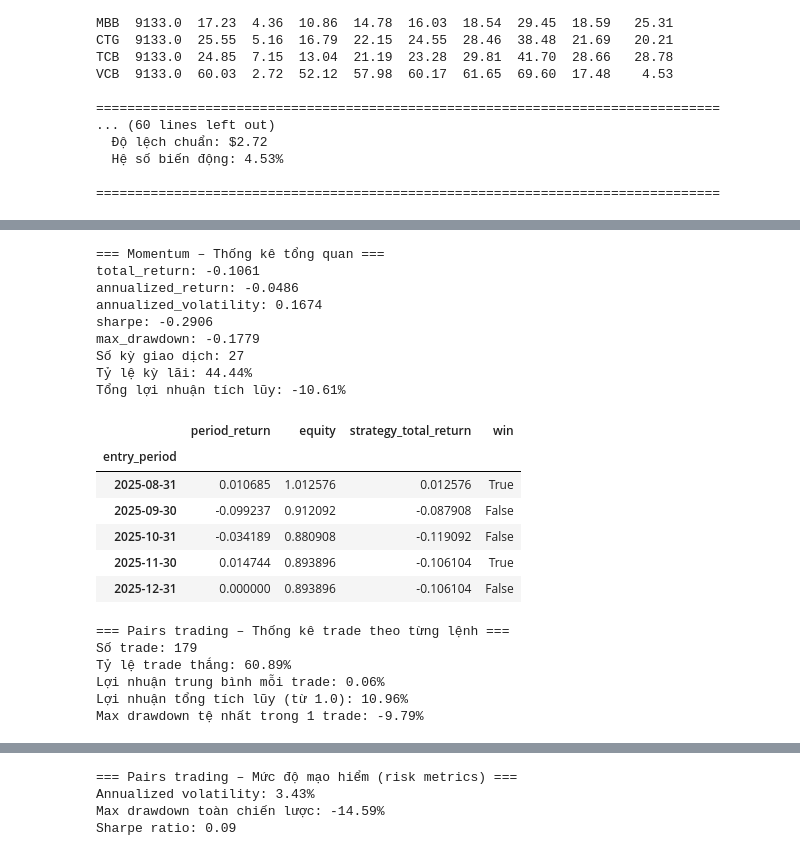
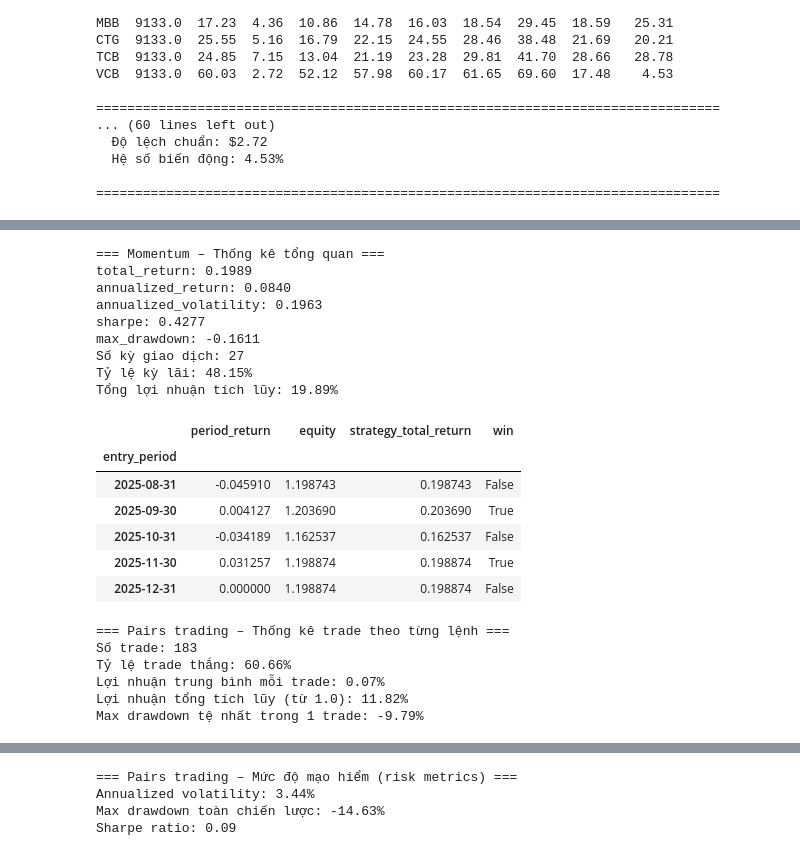
Before and after one commit to Eddietrantkt/CF_Quan22280073_Tuong22280102, a Jupyter notebook: FINANCE_week06.ipynb, the cells around one changed output, grey strips where cells are left out. Drawn from its saved outputs; the diff is of its cells as text; code cells hidden in the pictures.

```diff
--- a/FINANCE_week06.ipynb
+++ b/FINANCE_week06.ipynb
@@ -250,11 +250,16 @@ import numpy as np
 import pandas as pd
 import matplotlib.pyplot as plt
 
-def build_periodic_close_and_return(close_prices: pd.DataFrame, freq: str = "M"):
+def build_periodic_close_and_return(close_prices: pd.DataFrame, freq: str = "ME"):
     """
     Resample giá đóng cửa daily sang chu kỳ (tháng/quý):
-    - freq = 'M' (month-end), 'Q' (quarter-end)
+    - freq = 'ME' (month-end), 'QE' (quarter-end)
     """
+    # Đảm bảo index là DatetimeIndex
+    if not isinstance(close_prices.index, pd.DatetimeIndex):
+        close_prices = close_prices.copy()
+        close_prices.index = pd.to_datetime(close_prices.index)
+
     periodic_close = close_prices.resample(freq).last().dropna(how="all")
     periodic_ret = periodic_close.pct_change().dropna(how="all")
     return periodic_close, periodic_ret
@@ -336,7 +341,7 @@ def momentum_long_short_backtest(periodic_ret: pd.DataFrame,
 # ======================
 
 # Tạo dữ liệu theo tháng
-monthly_close, monthly_ret = build_periodic_close_and_return(close_prices, freq="M")
+monthly_close, monthly_ret = build_periodic_close_and_return(close_prices, freq="ME")
 
 # Backtest: long 1 mã tốt nhất, short 1 mã tệ nhất (chỉ có 3 mã)
 strategy_ret_m, cum_curve_m, stats_m = momentum_long_short_backtest(
@@ -796,6 +801,13 @@ def extract_trades_from_position(position: pd.Series,
         if trade_open and pos_curr == 0:
             exit_date = date
             total_ret = equity - 1.0
+
+            # Đảm bảo dates là datetime objects để tính toán
+            if isinstance(entry_date, str):
+                entry_date = pd.to_datetime(entry_date)
+            if isinstance(exit_date, str):
+                exit_date = pd.to_datetime(exit_date)
+
             holding_days = (exit_date - entry_date).days + 1
             trades.append({
                 "entry_date": entry_date,
@@ -812,6 +824,13 @@ def extract_trades_from_position(position: pd.Series,
     if trade_open:
         exit_date = strategy_ret.index[-1]
         total_ret = equity - 1.0
+
+        # Đảm bảo dates là datetime objects để tính toán
+        if isinstance(entry_date, str):
+            entry_date = pd.to_datetime(entry_date)
+        if isinstance(exit_date, str):
+            exit_date = pd.to_datetime(exit_date)
+
         holding_days = (exit_date - entry_date).days + 1
         trades.append({
             "entry_date": entry_date,
@@ -836,49 +855,49 @@ pairs_trades = extract_trades_from_position(
     res_pairs["strategy_ret"]
 )
 
 print("\n=== Pairs trading – Thống kê trade theo từng lệnh ===")
 if pairs_trades.empty:
     print("Không có trade nào.")
 else:
     print(f"Số trade: {len(pairs_trades)}")
     print(f"Tỷ lệ trade thắng: {pairs_trades['win'].mean():.2%}")
     print(f"Lợi nhuận trung bình mỗi trade: {pairs_trades['trade_return'].mean():.2%}")
     print(f"Lợi nhuận tổng tích lũy (từ 1.0): {pairs_trades['strategy_total_return'].iloc[-1]:.2%}")
     print(f"Max drawdown tệ nhất trong 1 trade: {pairs_trades['max_drawdown_trade'].min():.2%}")
 
 display(pairs_trades.head())
 
 # ======================
 # 3) MỨC ĐỘ MẠO HIỂM (RISK METRICS) CỦA PAIRS TRADING
 # ======================
 
 if "stats" in res_pairs:
     stats_pairs = res_pairs["stats"]
     print("\n=== Pairs trading – Mức độ mạo hiểm (risk metrics) ===")
     print(f"Annualized volatility: {stats_pairs['annualized_volatility']:.2%}")
     print(f"Max drawdown toàn chiến lược: {stats_pairs['max_drawdown']:.2%}")
     print(f"Sharpe ratio: {stats_pairs['sharpe']:.2f}")
 # %% [output]
 === Momentum – Thống kê tổng quan ===
-total_return: -0.1061
-annualized_return: -0.0486
-annualized_volatility: 0.1674
-sharpe: -0.2906
-max_drawdown: -0.1779
+total_return: 0.1989
+annualized_return: 0.0840
+annualized_volatility: 0.1963
+sharpe: 0.4277
+max_drawdown: -0.1611
 Số kỳ giao dịch: 27
-Tỷ lệ kỳ lãi: 44.44%
-Tổng lợi nhuận tích lũy: -10.61%
+Tỷ lệ kỳ lãi: 48.15%
+Tổng lợi nhuận tích lũy: 19.89%
 |  | period_return | equity | strategy_total_return | win |
 | entry_period |  |  |  |  |
-| 2025-08-31 | 0.010685 | 1.012576 | 0.012576 | True |
-| 2025-09-30 | -0.099237 | 0.912092 | -0.087908 | False |
-| 2025-10-31 | -0.034189 | 0.880908 | -0.119092 | False |
-| 2025-11-30 | 0.014744 | 0.893896 | -0.106104 | True |
-| 2025-12-31 | 0.000000 | 0.893896 | -0.106104 | False |
+| 2025-08-31 | -0.045910 | 1.198743 | 0.198743 | False |
+| 2025-09-30 | 0.004127 | 1.203690 | 0.203690 | True |
+| 2025-10-31 | -0.034189 | 1.162537 | 0.162537 | False |
+| 2025-11-30 | 0.031257 | 1.198874 | 0.198874 | True |
+| 2025-12-31 | 0.000000 | 1.198874 | 0.198874 | False |
 === Pairs trading – Thống kê trade theo từng lệnh ===
-Số trade: 179
-Tỷ lệ trade thắng: 60.89%
-Lợi nhuận trung bình mỗi trade: 0.06%
-Lợi nhuận tổng tích lũy (từ 1.0): 10.96%
+Số trade: 183
+Tỷ lệ trade thắng: 60.66%
+Lợi nhuận trung bình mỗi trade: 0.07%
+Lợi nhuận tổng tích lũy (từ 1.0): 11.82%
 Max drawdown tệ nhất trong 1 trade: -9.79%
 |  | entry_date | exit_date | side | holding_days | trade_return | max_drawdown_trade | num_bars | win | ... |
@@ -890,6 +909,6 @@ Max drawdown tệ nhất trong 1 trade: -9.79%
 === Pairs trading – Mức độ mạo hiểm (risk metrics) ===
-Annualized volatility: 3.43%
-Max drawdown toàn chiến lược: -14.59%
+Annualized volatility: 3.44%
+Max drawdown toàn chiến lược: -14.63%
 Sharpe ratio: 0.09
 # %%
 # Cell 11: Vẽ biểu đồ vào lệnh / thoát lệnh và tính tổng lợi nhuận
```
Also changed, not shown: parts of 10 cells of this notebook.
